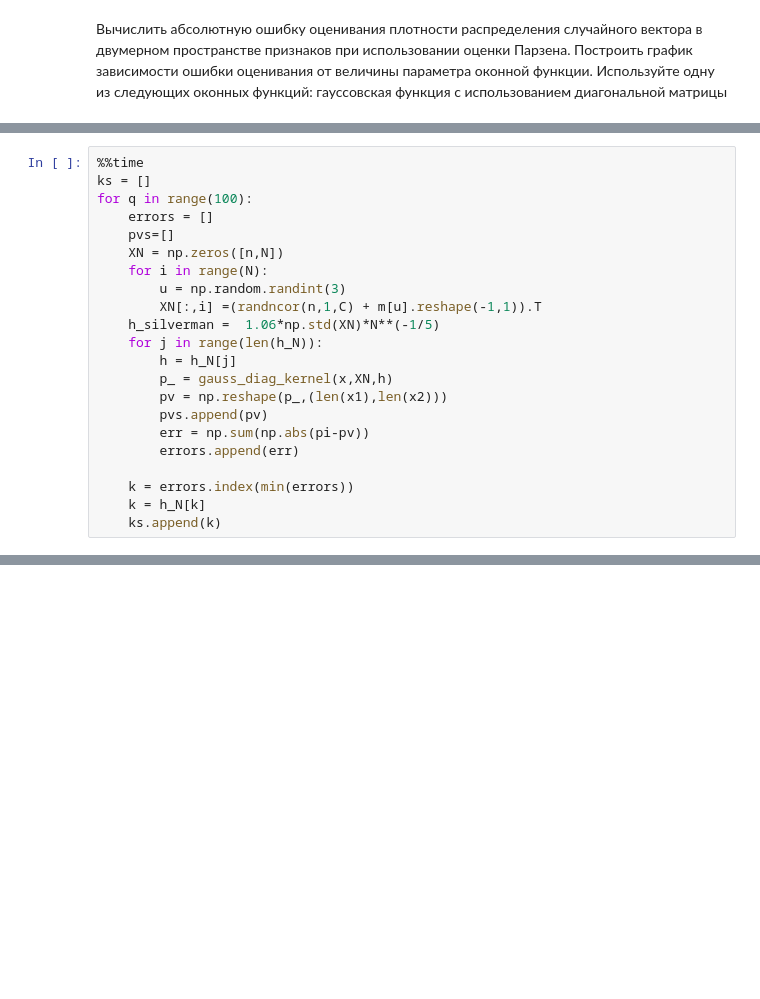
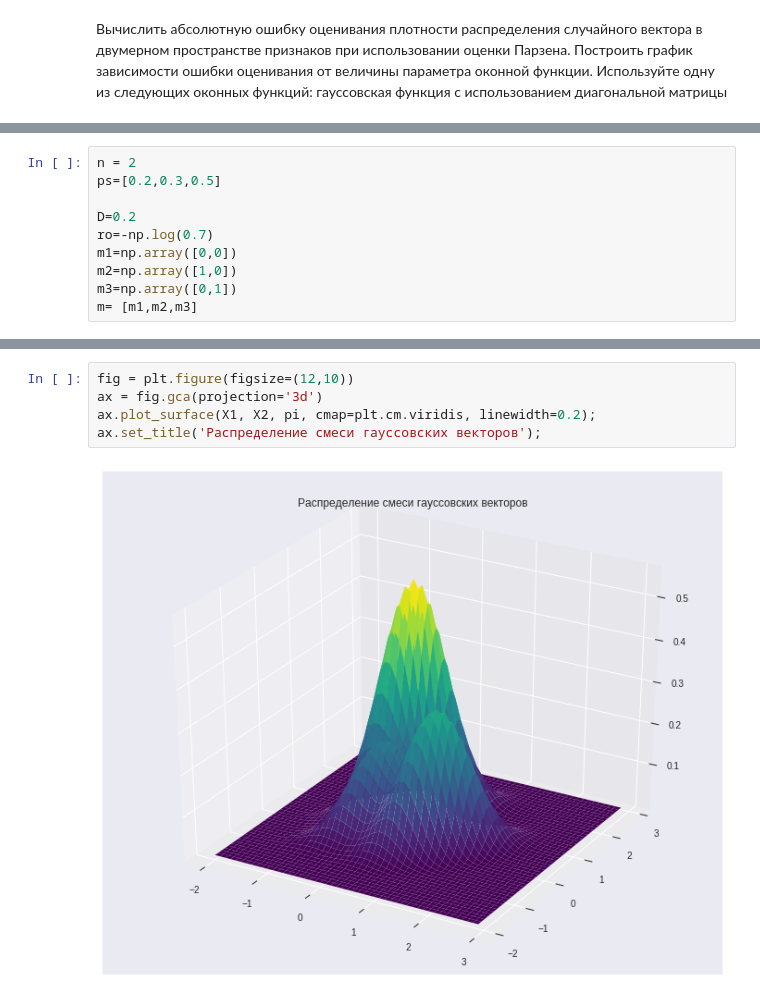
Before and after one commit to mzaharchenko/ml-labs, a Jupyter notebook: lab5.ipynb, the cells around one changed output, grey strips where cells are left out. Cells and saved outputs as stored; diff of their text form; blank space fills up the shorter version.

```diff
--- a/lab5.ipynb
+++ b/lab5.ipynb
@@ -84,22 +13,0 @@ def randncor(n,N,C):
-# %%
-%%time
-ks = []
-for q in range(100):
-    errors = []
-    pvs=[]
-    XN = np.zeros([n,N])
-    for i in range(N):
-        u = np.random.randint(3)
-        XN[:,i] =(randncor(n,1,C) + m[u].reshape(-1,1)).T
-    h_silverman =  1.06*np.std(XN)*N**(-1/5)
-    for j in range(len(h_N)):
-        h = h_N[j]
-        p_ = gauss_diag_kernel(x,XN,h)
-        pv = np.reshape(p_,(len(x1),len(x2)))
-        pvs.append(pv)
-        err = np.sum(np.abs(pi-pv))
-        errors.append(err)
-
-    k = errors.index(min(errors))
-    k = h_N[k]
-    ks.append(k)
@@ -213,0 +52,10 @@ ax.plot_surface(X1, X2,pvs[2], cmap=plt.cm.viridis, linewidth=0.2);
+# %%
+n = 2
+ps=[0.2,0.3,0.5]
+
+D=0.2
+ro=-np.log(0.7)
+m1=np.array([0,0])
+m2=np.array([1,0])
+m3=np.array([0,1])
+m= [m1,m2,m3]
@@ -213,0 +78,7 @@ ax.plot_surface(X1, X2,pvs[2], cmap=plt.cm.viridis, linewidth=0.2);
+# %%
+fig = plt.figure(figsize=(12,10))
+ax = fig.gca(projection='3d')
+ax.plot_surface(X1, X2, pi, cmap=plt.cm.viridis, linewidth=0.2);
+ax.set_title('Распределение смеси гауссовских векторов');
+# %% [output]
+[figure, added]
```
Also changed, not shown: parts of 44 cells of this notebook, 4 other files.
